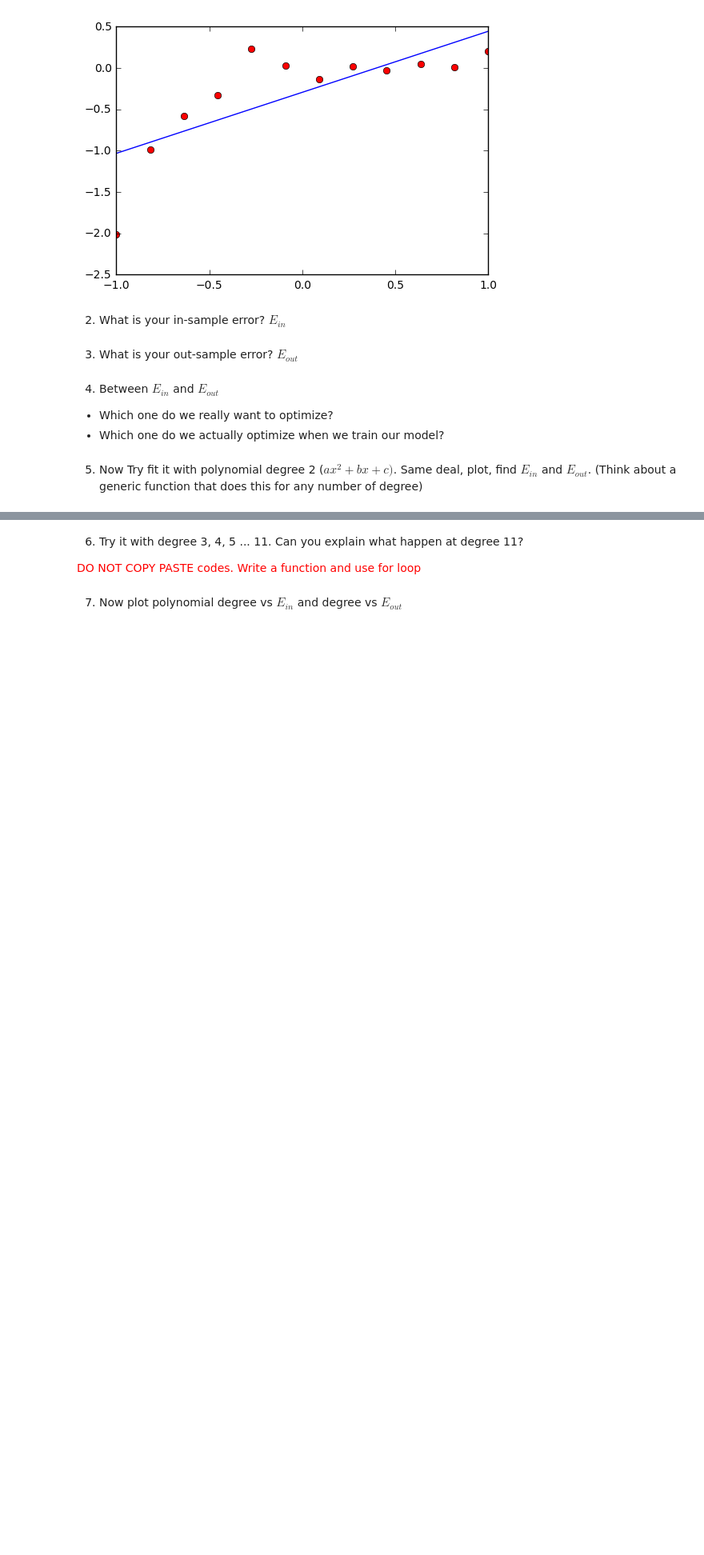
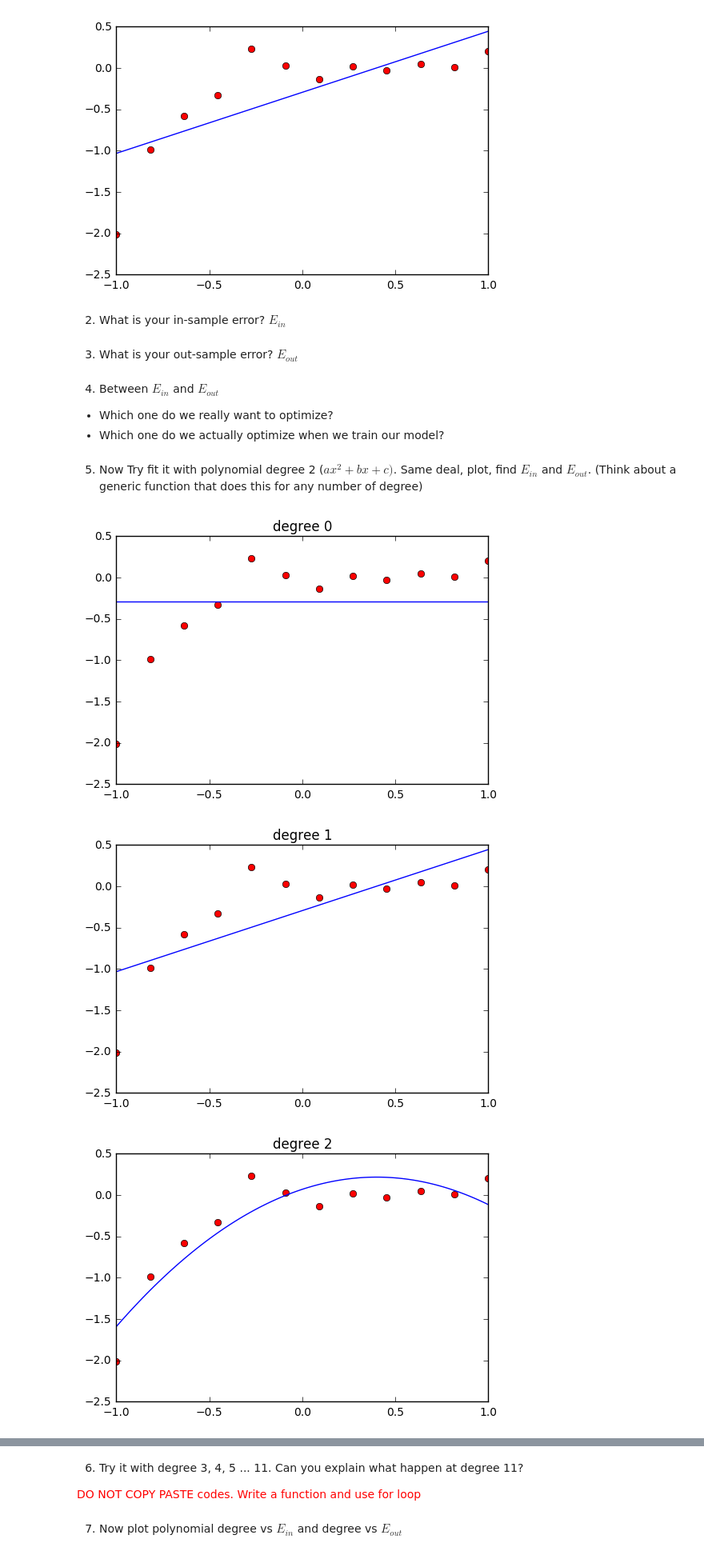
Before and after one commit to sunnyrc/PatternRecognition, a Jupyter notebook: Exercise 04 Generalization and Regularization.ipynb, the cells around one changed output, grey strips where cells are left out. Shown: that part at 80% size. Cells and saved outputs as stored; diff of their text form; code cells hidden in the pictures; blank space fills up the shorter version.

```diff
--- a/Exercise 04 Generalization and Regularization.ipynb
+++ b/Exercise 04 Generalization and Regularization.ipynb
@@ -66,2 +73,36 @@ plt.plot(linex,liney)
 # %% [markdown]
 5) Now Try fit it with polynomial degree 2 ($ax^2 + bx + c)$. Same deal, plot, find $E_{in}$ and $E_{out}$. (Think about a generic function that does this for any number of degree)
+# %%
+def expand_x(x, degree):
+    return [x**i for i in range(degree + 1)]
+
+def generic_cost(w, degree):
+    error = 0.0
+    for x, y in zip(xs, ys):
+        better_x = expand_x(x, degree)
+        error += (y - np.dot(w, better_x))**2
+    return error / len(xs)
+
+def cost_for_degree(degree):
+    return lambda w: generic_cost(w, degree)
+
+def make_line(w):
+    degree = len(w) - 1
+    xs = np.linspace(-1,1,100)
+    ys = [np.dot(w, expand_x(x, degree)) for x in xs]
+    return xs, ys
+# %%
+for deg in range(12):
+    plt.figure()
+    cost = cost_for_degree(deg)
+    w = minimize(cost, [0.0]* (deg + 1) ).x
+    linex, liney = make_line(w)
+    plt.plot(xs,ys, "or")
+    plt.plot(linex,liney, label = "degree " + str(deg))
+    #plt.legend()
+    plt.title("degree %d" %deg)
+    #print w
+# %% [output]
+[figure, added]
+[figure, added]
+[figure, added]
```
Also changed, not shown: parts of 15 cells of this notebook, 3 other files.
